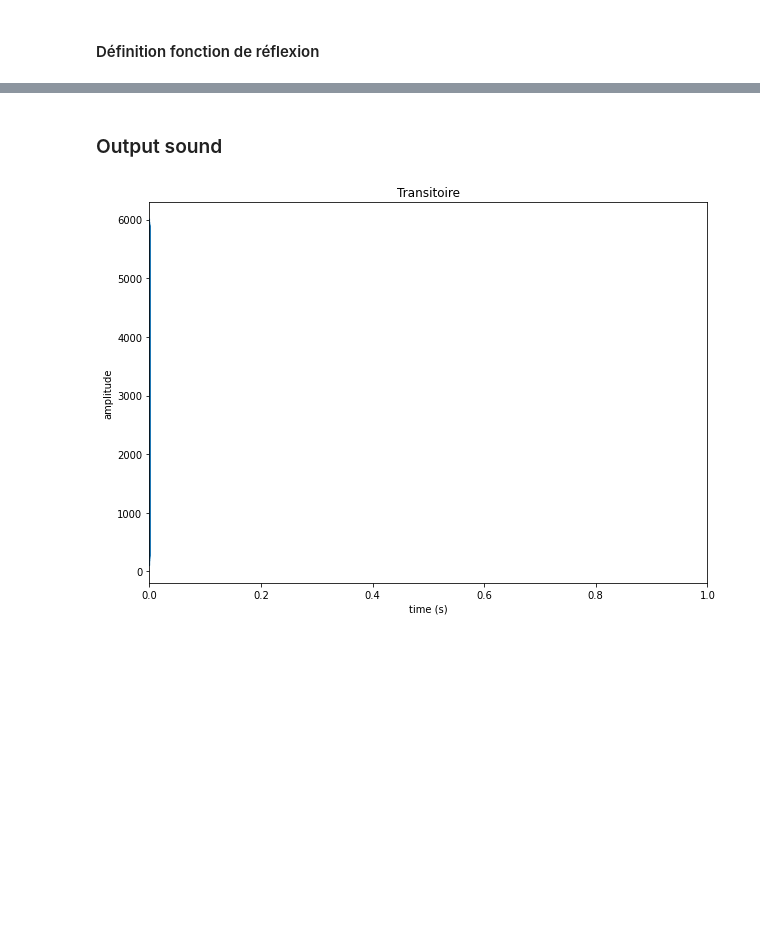
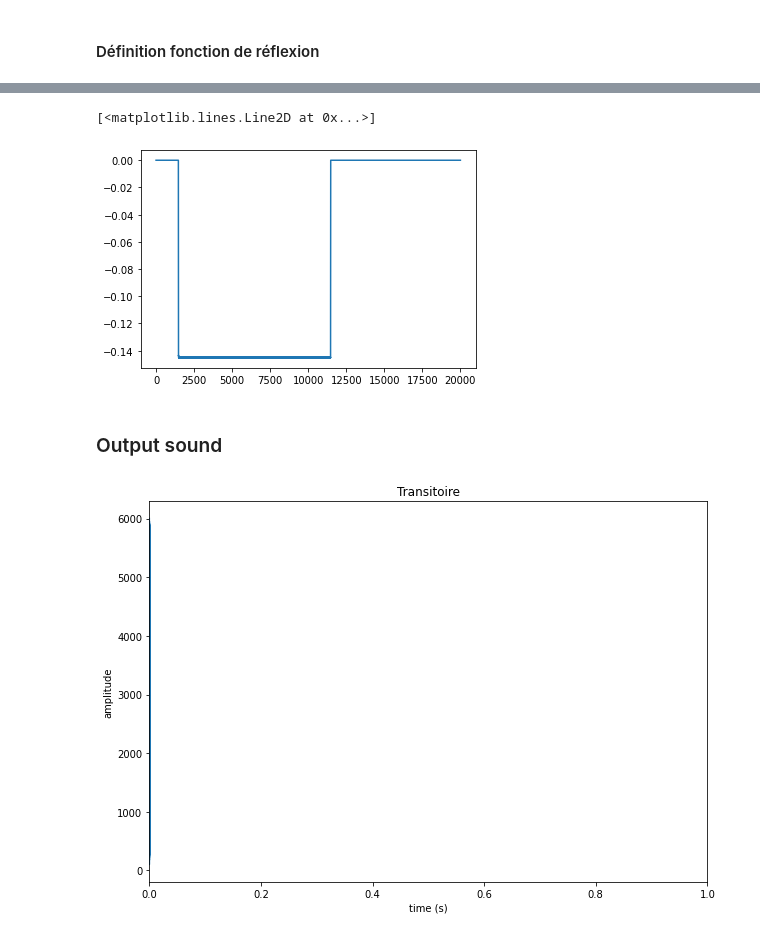
Before and after one commit to dinhviettoanle/pam-auto_oscillations, a Jupyter notebook: code/delay_line.ipynb, the cells around one changed output, grey strips where cells are left out. Saved outputs shown, nothing was run; the diff lists cells and outputs as text; code cells hidden in the pictures; blank space fills up the shorter version.

Commit message:
Convolve incoming bof

```diff
--- a/code/delay_line.ipynb
+++ b/code/delay_line.ipynb
@@ -150,3 +157,9 @@ plt.show()
+# %%
+qi = np.convolve(r_list, points_p_plus)
+plt.plot(qi)
+# %% [output]
+[<matplotlib.lines.Line2D at 0x...>]
+[figure, added]
 # %% [markdown]
 ### Output sound
 # %%
```
Also changed, not shown: parts of 3 cells of this notebook.
